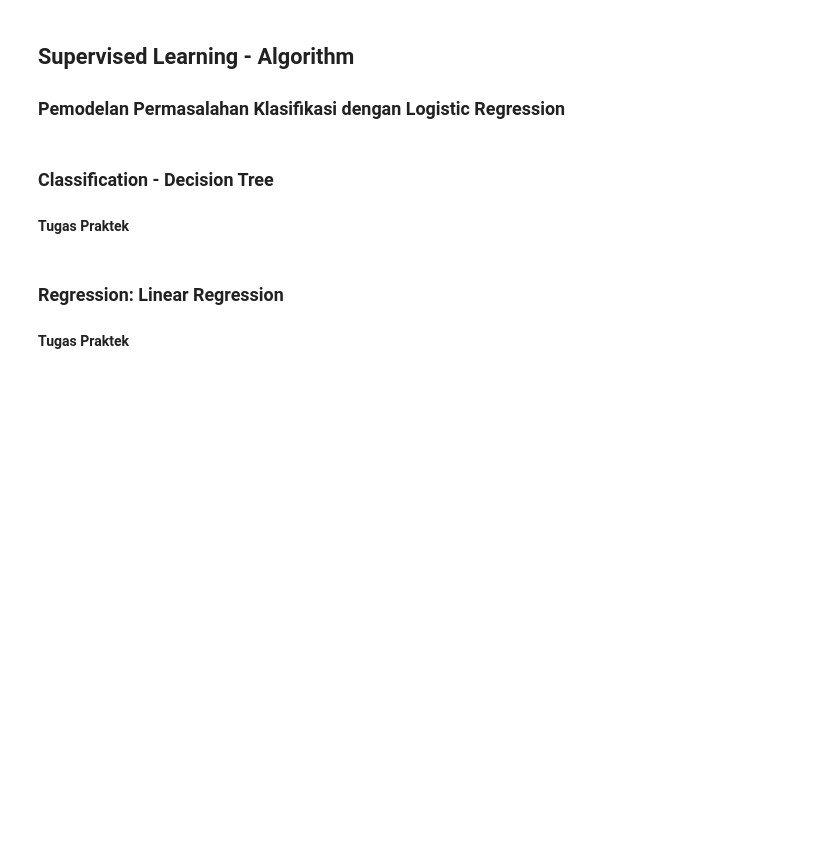
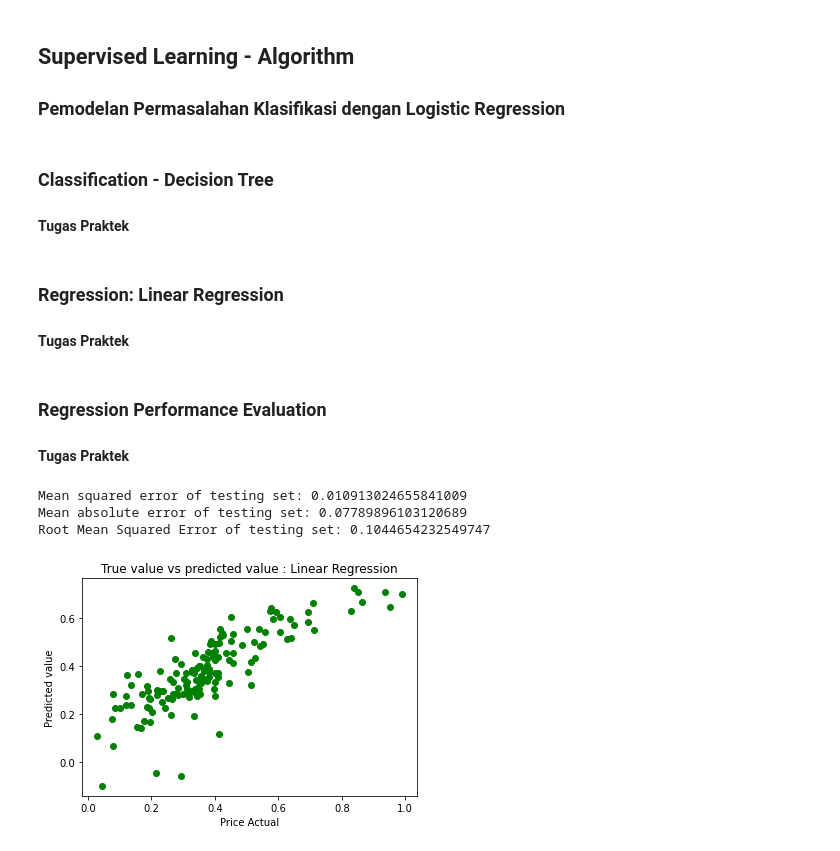
Before and after one commit to adjii/DQLAB, a Jupyter notebook: machine learning.ipynb, the cells around one changed output. Drawn from its saved outputs; the diff is of its cells as text; code cells hidden in the pictures; blank space fills up the shorter version.

```diff
--- a/machine learning.ipynb
+++ b/machine learning.ipynb
@@ -398,3 +398,49 @@ reg = LinearRegression()
 reg = reg.fit(X_train, y_train)
 # Apply the regressor/model to the test data
 y_pred = reg.predict(X_test)
+# %% [markdown]
+### Regression Performance Evaluation
+#### Tugas Praktek
+# %%
+import pandas as pd
+housing = pd.read_csv('https://storage.googleapis.com/dqlab-dataset/pythonTutorial/housing_boston.csv')
+
+from sklearn import preprocessing
+data_scaler = preprocessing.MinMaxScaler(feature_range=(0,1))
+housing[['RM','LSTAT','PTRATIO','MEDV']] = data_scaler.fit_transform(housing[['RM','LSTAT','PTRATIO','MEDV']])
+X = housing.drop(['MEDV'], axis = 1)
+y = housing['MEDV']
+
+from sklearn.model_selection import train_test_split
+X_train, X_test, y_train, y_test = train_test_split(X, y, test_size = 0.3, random_state = 0)
+
+from sklearn.linear_model import LinearRegression
+reg = LinearRegression()
+reg = reg.fit(X_train,y_train)
+y_pred = reg.predict(X_test)
+
+from sklearn.metrics import mean_squared_error, mean_absolute_error
+import numpy as np
+import matplotlib.pyplot as plt
+
+#Calculating MSE, lower the value better it is. 0 means perfect prediction
+mse = mean_squared_error(y_test, y_pred)
+print('Mean squared error of testing set:', mse)
+#Calculating MAE
+mae = mean_absolute_error(y_test, y_pred)
+print('Mean absolute error of testing set:', mae)
+#Calculating RMSE
+rmse = np.sqrt(mse)
+print('Root Mean Squared Error of testing set:', rmse)
+
+#Plotting y_test dan y_pred
+plt.scatter(y_test, y_pred, c = 'green')
+plt.xlabel('Price Actual')
+plt.ylabel('Predicted value')
+plt.title('True value vs predicted value : Linear Regression')
+plt.show()
+# %% [output]
+Mean squared error of testing set: 0.010913024655841009
+Mean absolute error of testing set: 0.07789896103120689
+Root Mean Squared Error of testing set: 0.1044654232549747
+[figure, added]
```
